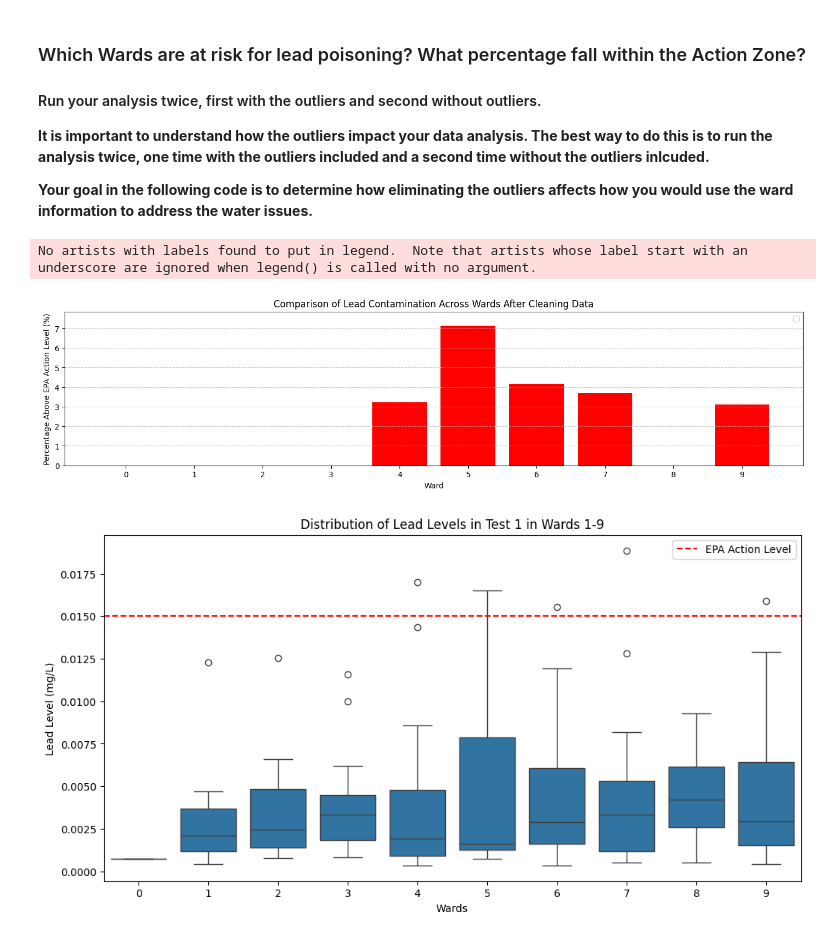
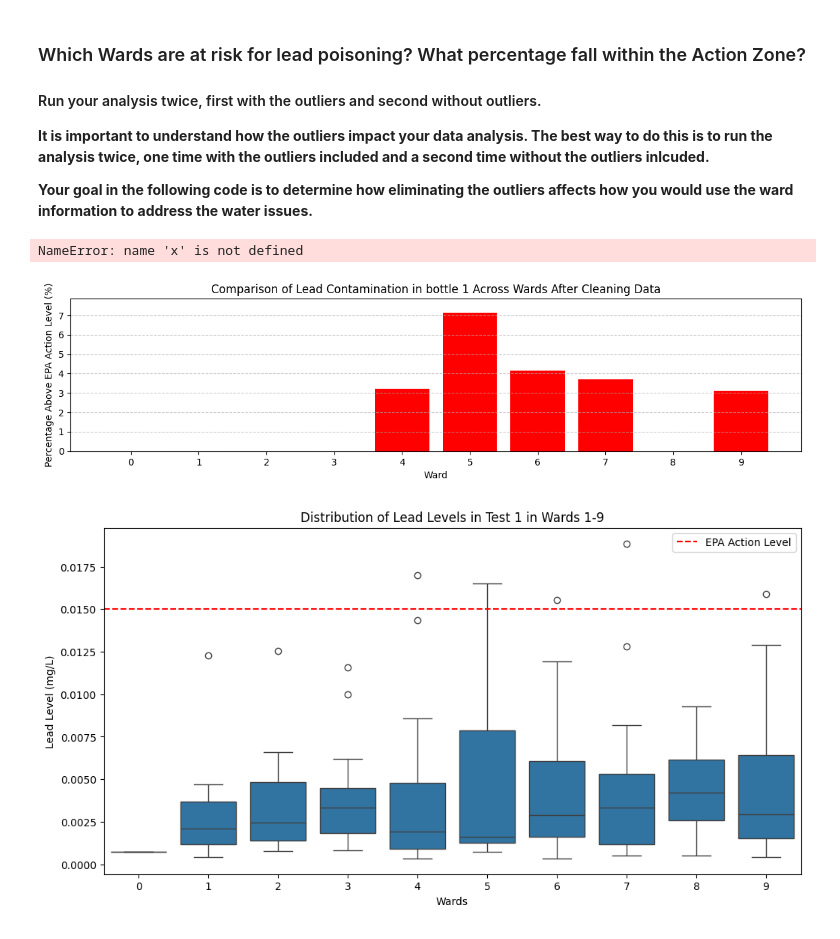
Before and after one commit to therealfiish/lil-pheobe, a Jupyter notebook: notebooks/21_Practice_E.ipynb, the cells around one changed output. Drawn from its saved outputs; the diff is of its cells as text; code cells hidden in the pictures.

```diff
--- a/notebooks/21_Practice_E.ipynb
+++ b/notebooks/21_Practice_E.ipynb
@@ -107,49 +107,42 @@ import numpy as np
 
 import matplotlib.pyplot as plt
 
-# Define EPA action level in mg/L
 epa_action_level = 0.015
 
-# Create dataframes to store percentage of samples above action level by ward for cleaned data
 cleaned_ward_risk = []
 
-# For each bottle, calculate percentage of samples above action level by ward
 for i in range(1, 4):
-    # Group by Ward and calculate percentage of samples above action level
     ward_risk = flint_cleaned.groupby('Ward')[f'Pb Bottle {i} in mg/L'].apply(
         lambda x: (x > epa_action_level).mean() * 100
     ).reset_index()
 
     ward_risk.rename(columns={f'Pb Bottle {i} in mg/L': 'Percentage Above Action Level'}, inplace=True)
     cleaned_ward_risk.append(ward_risk)
 
-# Assign to individual variables for easier reference
 cleaned_ward_risk_b1 = cleaned_ward_risk[0]
 cleaned_ward_risk_b2 = cleaned_ward_risk[1]
 cleaned_ward_risk_b3 = cleaned_ward_risk[2]
 
-# Create bar charts for percentage of samples above EPA action level
 plt.figure(figsize=(14, 10))
 
-# Bottle 1
 plt.subplot(3, 1, 1)
 plt.bar(cleaned_ward_risk_b1['Ward'].astype(str), cleaned_ward_risk_b1['Percentage Above Action Level'], color='red')
 plt.title('Bottle 1 (First Draw) - Percentage of Samples Above EPA Action Level by Ward')
 plt.ylabel('Percentage (%)')
 plt.ylim(0, max(cleaned_ward_risk_b1['Percentage Above Action Level'])*1.1)
 plt.grid(axis='y', linestyle='--', alpha=0.7)
 
 plt.xlabel('Ward')
 plt.ylabel('Percentage Above EPA Action Level (%)')
-plt.title('Comparison of Lead Contamination Across Wards After Cleaning Data')
+plt.title('Comparison of Lead Contamination in bottle 1 Across Wards After Cleaning Data')
 plt.xticks(x, cleaned_ward_risk_b1['Ward'].astype(str))
 plt.legend()
 plt.grid(axis='y', linestyle='--', alpha=0.7)
 plt.tight_layout()
 plt.show()
 # %% [output]
-No artists with labels found to put in legend.  Note that artists whose label start with an underscore are ignored when legend() is called with no argument.
+NameError: name 'x' is not defined
-[figure, old version]
+[figure, new version]
 # %%
 # put your code here!
 
```
Also changed, not shown: parts of 5 cells of this notebook, 6 other files.
